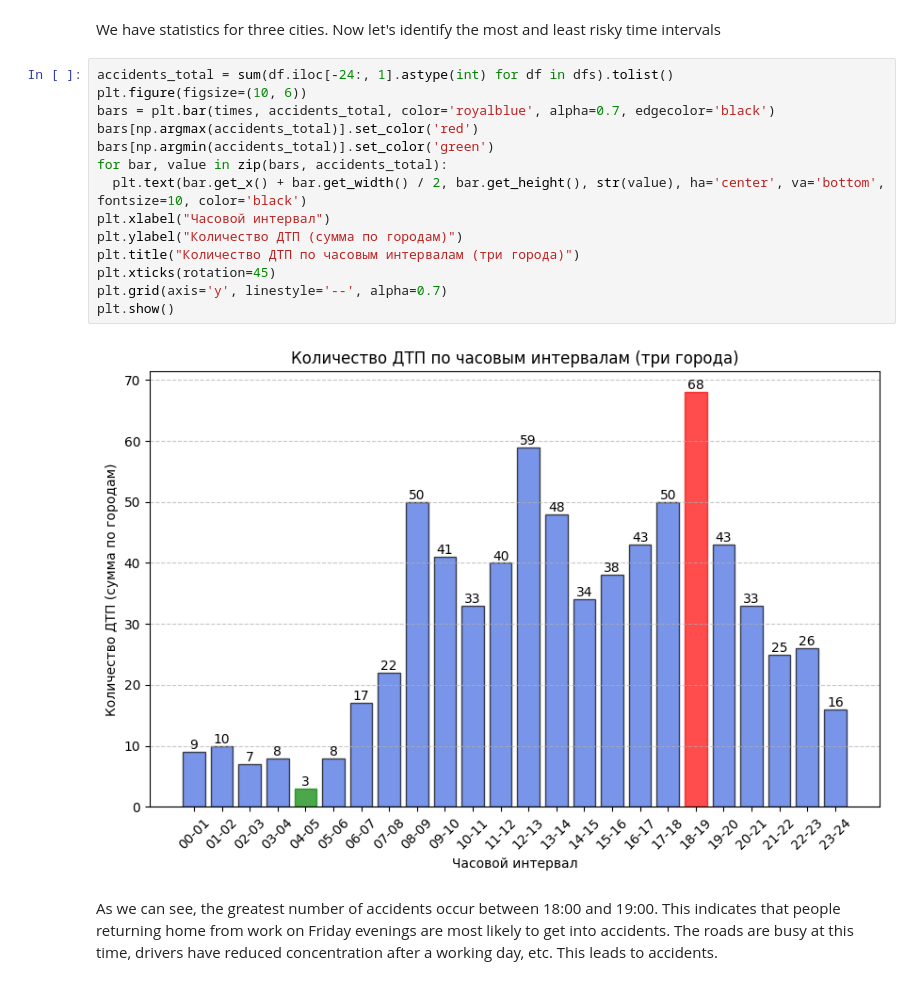
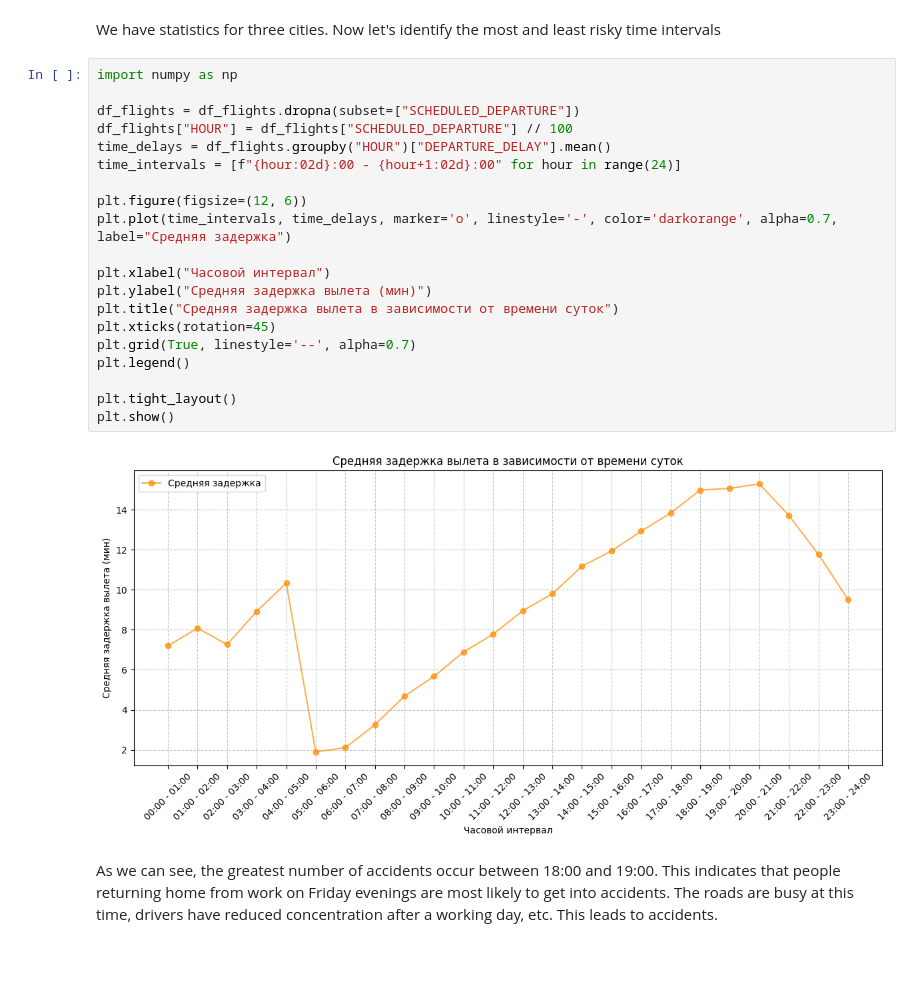
Before and after one commit to n1ks0N/DZ-GromiakovNV-StatPrak, a Jupyter notebook: 4_pandas.ipynb, the cells around one changed output. Saved outputs shown, nothing was run; the diff lists cells and outputs as text; blank space fills up the shorter version.

```diff
--- a/4_pandas.ipynb
+++ b/4_pandas.ipynb
@@ -96,20 +112,26 @@ plt.show()
 # %% [markdown]
 We have statistics for three cities. Now let's identify the most and least risky time intervals
-# %%
-accidents_total = sum(df.iloc[-24:, 1].astype(int) for df in dfs).tolist()
-plt.figure(figsize=(10, 6))
-bars = plt.bar(times, accidents_total, color='royalblue', alpha=0.7, edgecolor='black')
-bars[np.argmax(accidents_total)].set_color('red')
-bars[np.argmin(accidents_total)].set_color('green')
-for bar, value in zip(bars, accidents_total):
-  plt.text(bar.get_x() + bar.get_width() / 2, bar.get_height(), str(value), ha='center', va='bottom', fontsize=10, color='black')
-plt.xlabel("Часовой интервал")
-plt.ylabel("Количество ДТП (сумма по городам)")
-plt.title("Количество ДТП по часовым интервалам (три города)")
-plt.xticks(rotation=45)
-plt.grid(axis='y', linestyle='--', alpha=0.7)
-plt.show()
-# %% [output]
-[figure, removed]
+# %%
+import numpy as np
+
+df_flights = df_flights.dropna(subset=["SCHEDULED_DEPARTURE"])
+df_flights["HOUR"] = df_flights["SCHEDULED_DEPARTURE"] // 100
+time_delays = df_flights.groupby("HOUR")["DEPARTURE_DELAY"].mean()
+time_intervals = [f"{hour:02d}:00 - {hour+1:02d}:00" for hour in range(24)]
+
+plt.figure(figsize=(12, 6))
+plt.plot(time_intervals, time_delays, marker='o', linestyle='-', color='darkorange', alpha=0.7, label="Средняя задержка")
+
+plt.xlabel("Часовой интервал")
+plt.ylabel("Средняя задержка вылета (мин)")
+plt.title("Средняя задержка вылета в зависимости от времени суток")
+plt.xticks(rotation=45)
+plt.grid(True, linestyle='--', alpha=0.7)
+plt.legend()
+
+plt.tight_layout()
+plt.show()
+# %% [output]
+[figure, added]
 # %% [markdown]
 As we can see, the greatest number of accidents occur between 18:00 and 19:00. This indicates that people returning home from work on Friday evenings are most likely to get into accidents. The roads are busy at this time, drivers have reduced concentration after a working day, etc. This leads to accidents.
```
Also changed, not shown: parts of 11 cells of this notebook.
